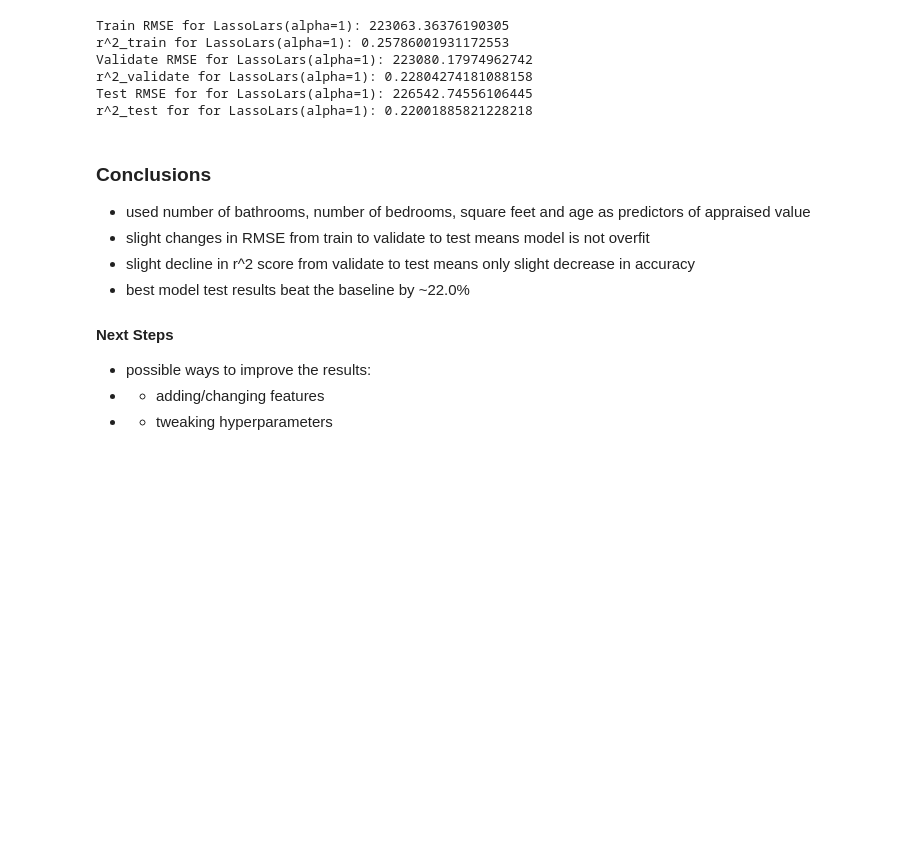
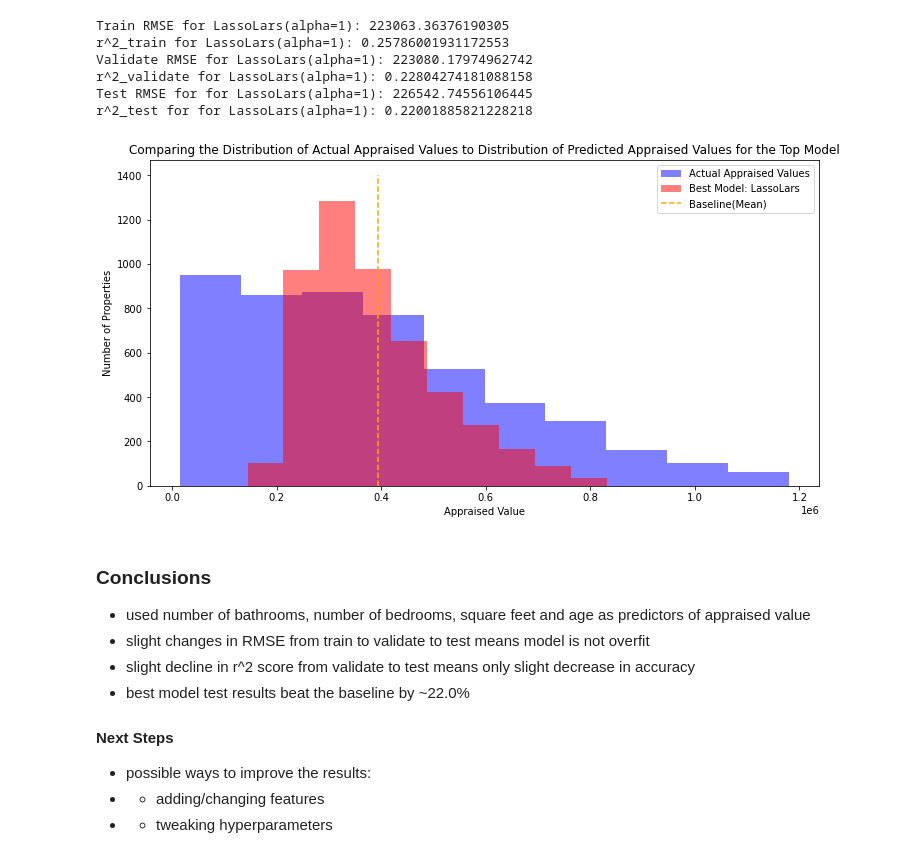
Before and after one commit to chadallen210/zillow-regression-project, a Jupyter notebook: zillow_regression_final_notebook.ipynb, the cells around one changed output. Saved outputs shown, nothing was run; the diff lists cells and outputs as text; code cells hidden in the pictures; blank space fills up the shorter version.

```diff
--- a/zillow_regression_final_notebook.ipynb
+++ b/zillow_regression_final_notebook.ipynb
@@ -438,6 +438,19 @@ Validate RMSE for LassoLars(alpha=1): 223080.17974962742
 r^2_validate for LassoLars(alpha=1): 0.22804274181088158
 Test RMSE for for LassoLars(alpha=1): 226542.74556106445
 r^2_test for for LassoLars(alpha=1): 0.22001885821228218
+# %%
+# plot to visualize actual vs predicted.
+plt.figure(figsize=(12,6))
+plt.hist(y_test.actual, color='blue', alpha=.5, label="Actual Appraised Values")
+plt.vlines(y_train.actual.mean(), 0, 1400, ls='--', color='orange', label='Baseline(Mean)')
+plt.hist(y_test.lars, color='red', alpha=.5, label='Best Model: LassoLars')
+plt.xlabel("Appraised Value")
+plt.ylabel("Number of Properties")
+plt.title("Comparing the Distribution of Actual Appraised Values to Distribution of Predicted Appraised Values for the Top Model")
+plt.legend()
+plt.show()
+# %% [output]
+[figure, added]
 # %% [markdown]
 ### Conclusions
 
```
Also changed, not shown: parts of 1 cell of this notebook.
